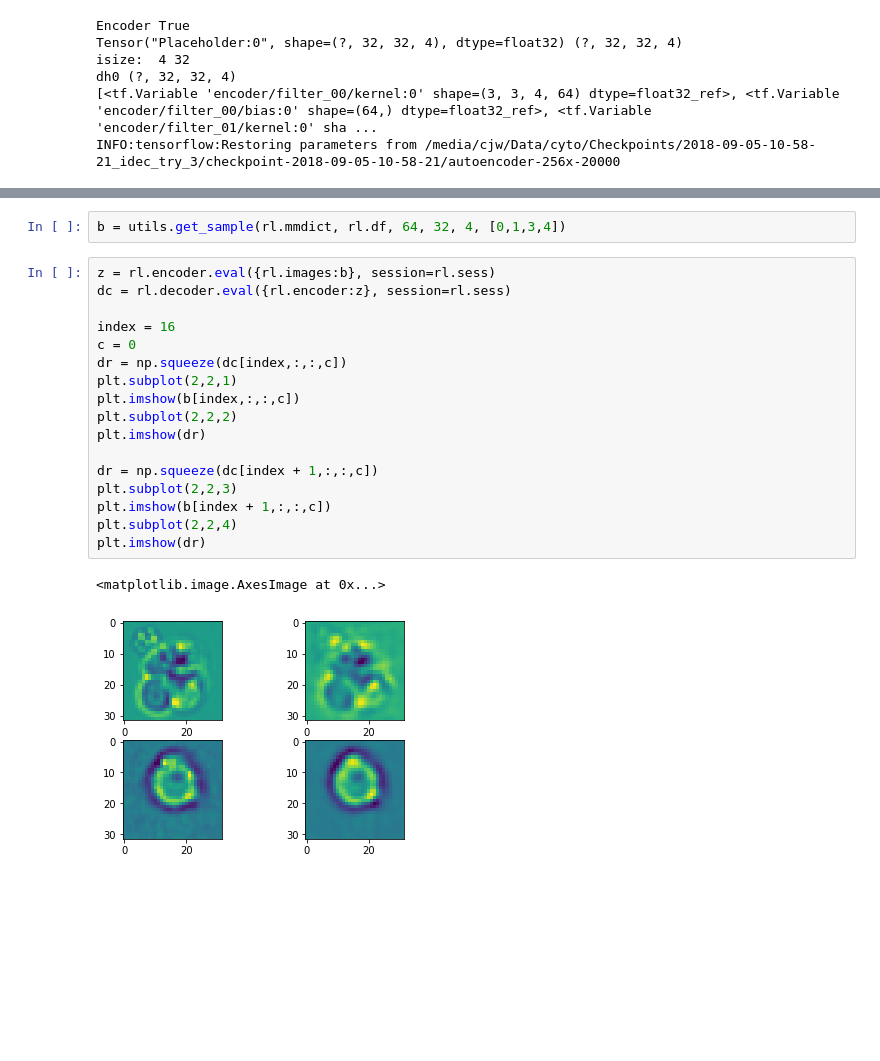
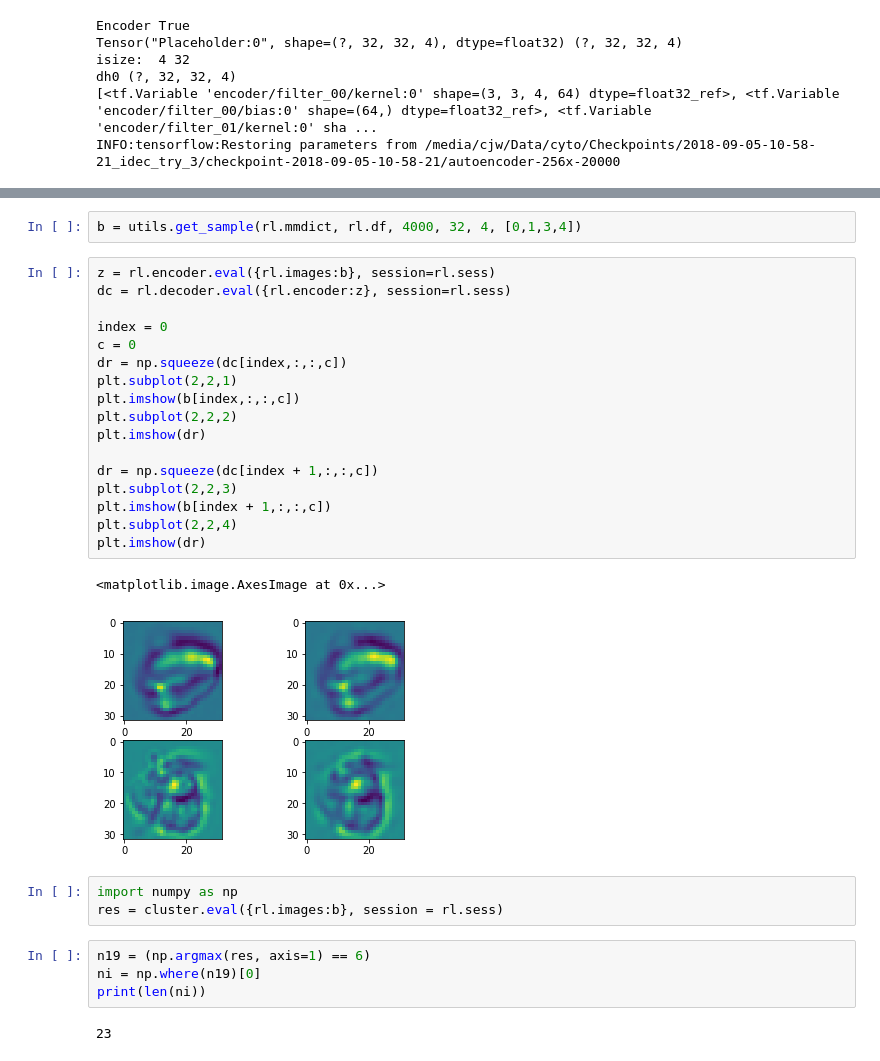
Before and after one commit to cwood1967/DeepLearning, a Jupyter notebook: autoencoder/Adversarial/mess_with_loading.ipynb, the cells around one changed output, grey strips where cells are left out. Drawn from its saved outputs; the diff is of its cells as text; blank space fills up the shorter version.

```diff
--- a/autoencoder/Adversarial/mess_with_loading.ipynb
+++ b/autoencoder/Adversarial/mess_with_loading.ipynb
@@ -69,22 +74,31 @@ done building
 # %%
-b = utils.get_sample(rl.mmdict, rl.df, 64, 32, 4, [0,1,3,4])
+b = utils.get_sample(rl.mmdict, rl.df, 4000, 32, 4, [0,1,3,4])
 # %%
 z = rl.encoder.eval({rl.images:b}, session=rl.sess)
 dc = rl.decoder.eval({rl.encoder:z}, session=rl.sess)
 
-index = 16
+index = 0
 c = 0
 dr = np.squeeze(dc[index,:,:,c])
 plt.subplot(2,2,1)
 plt.imshow(b[index,:,:,c])
 plt.subplot(2,2,2)
 plt.imshow(dr)
 
 dr = np.squeeze(dc[index + 1,:,:,c])
 plt.subplot(2,2,3)
 plt.imshow(b[index + 1,:,:,c])
 plt.subplot(2,2,4)
 plt.imshow(dr)
 # %% [output]
 <matplotlib.image.AxesImage at 0x...>
-[figure, old version]
+[figure, new version]
+# %%
+import numpy as np
+res = cluster.eval({rl.images:b}, session = rl.sess)
+# %%
+n19 = (np.argmax(res, axis=1) == 6)
+ni = np.where(n19)[0]
+print(len(ni))
+# %% [output]
+23
```
Also changed, not shown: parts of 9 cells of this notebook, 3 other files.
